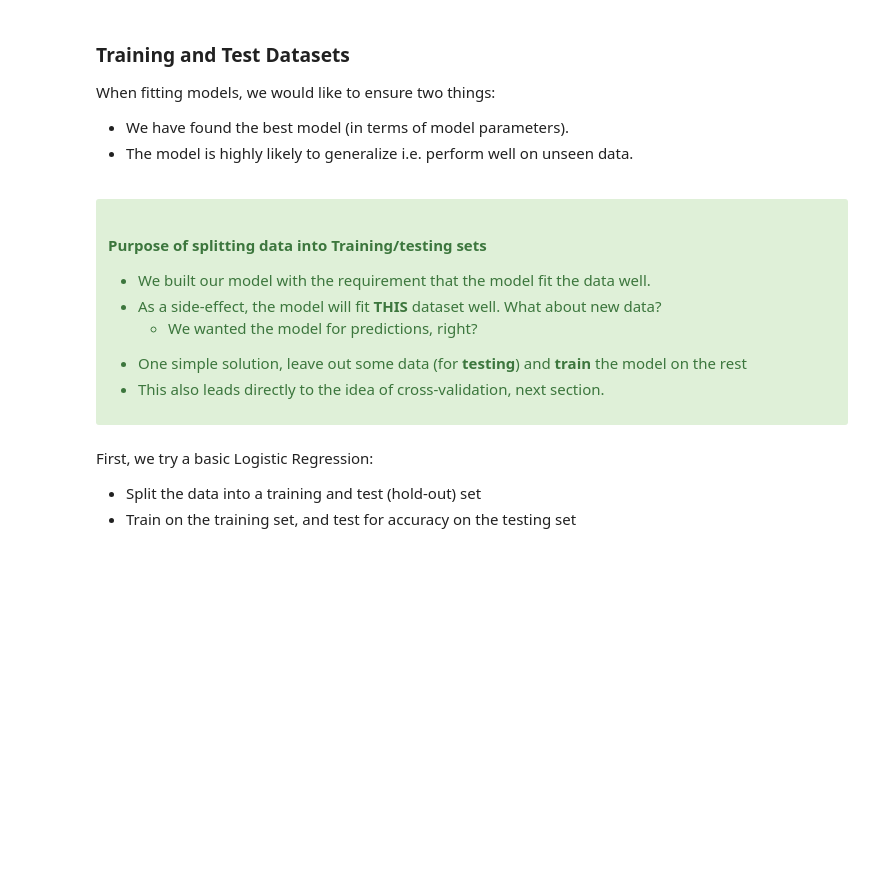
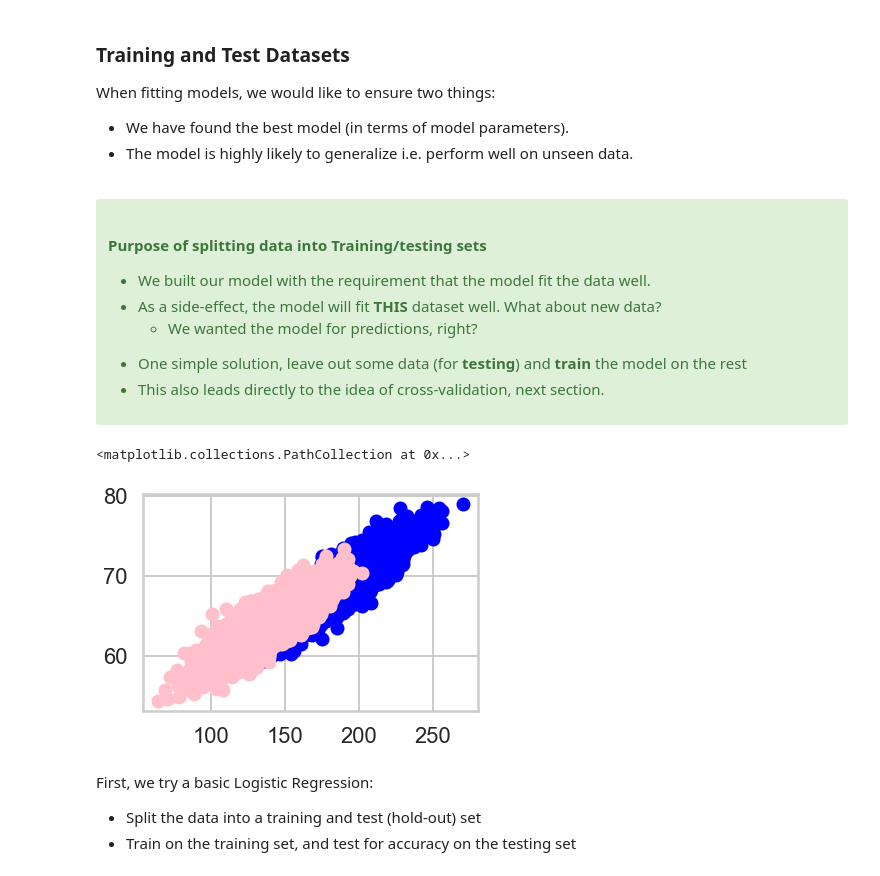
Before and after one commit to springboard-curriculum/mec-mini-projects, a Jupyter notebook: mec-12.4.2-logistic-regression-mini-project/Mini_Project_Logistic_Regression.ipynb, the cells around one changed output. Cells and saved outputs as stored; diff of their text form; code cells hidden in the pictures; blank space fills up the shorter version.

Commit message:
Update Mini_Project_Logistic_Regression.ipynb
Completed Exercise

```diff
--- a/mec-12.4.2-logistic-regression-mini-project/Mini_Project_Logistic_Regression.ipynb
+++ b/mec-12.4.2-logistic-regression-mini-project/Mini_Project_Logistic_Regression.ipynb
@@ -143,6 +150,21 @@ When fitting models, we would like to ensure two things:
   <li> This also leads directly to the idea of cross-validation, next section. </li>
 </ul>
 </div>
+# %%
+# Exercise: Color the points differently by Gender
+df_male=dflog[dflog['Gender']=="Male"]
+df_female=dflog[dflog['Gender']=="Female"]
+
+m_height=df_male["Height"]
+m_weight=df_male["Weight"]
+plt.scatter(m_weight,m_height,color="blue")
+
+w_height=df_female["Height"]
+w_weight=df_female["Weight"]
+plt.scatter(w_weight,w_height,color="pink")
+# %% [output]
+<matplotlib.collections.PathCollection at 0x...>
+[figure, added]
 # %% [markdown]
 First, we try a basic Logistic Regression:
 
```
Also changed, not shown: parts of 7 cells of this notebook.
